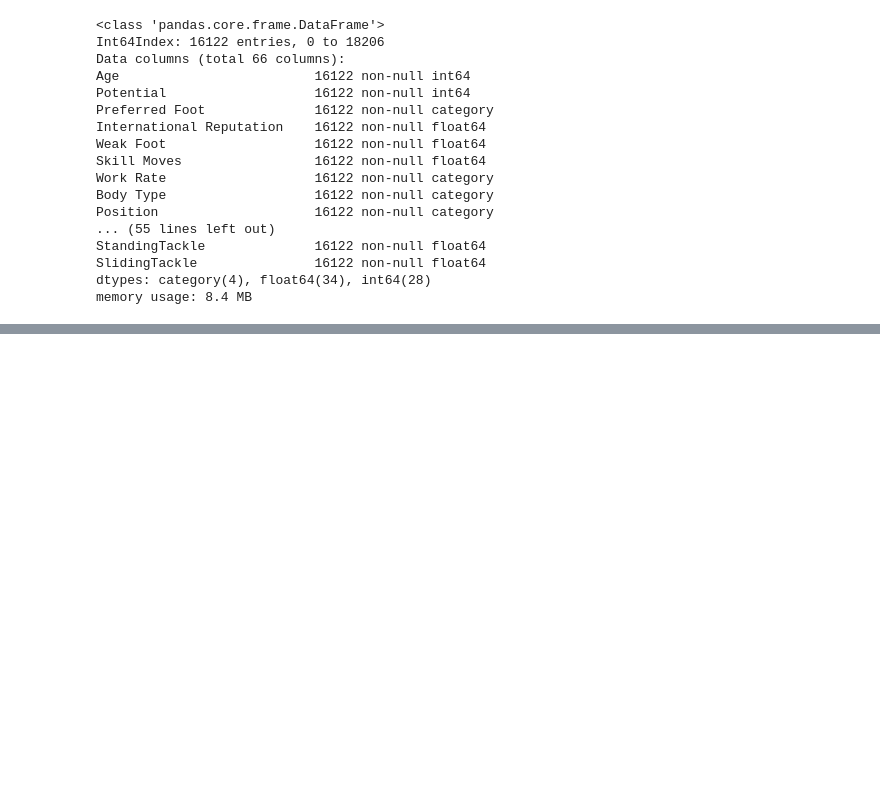
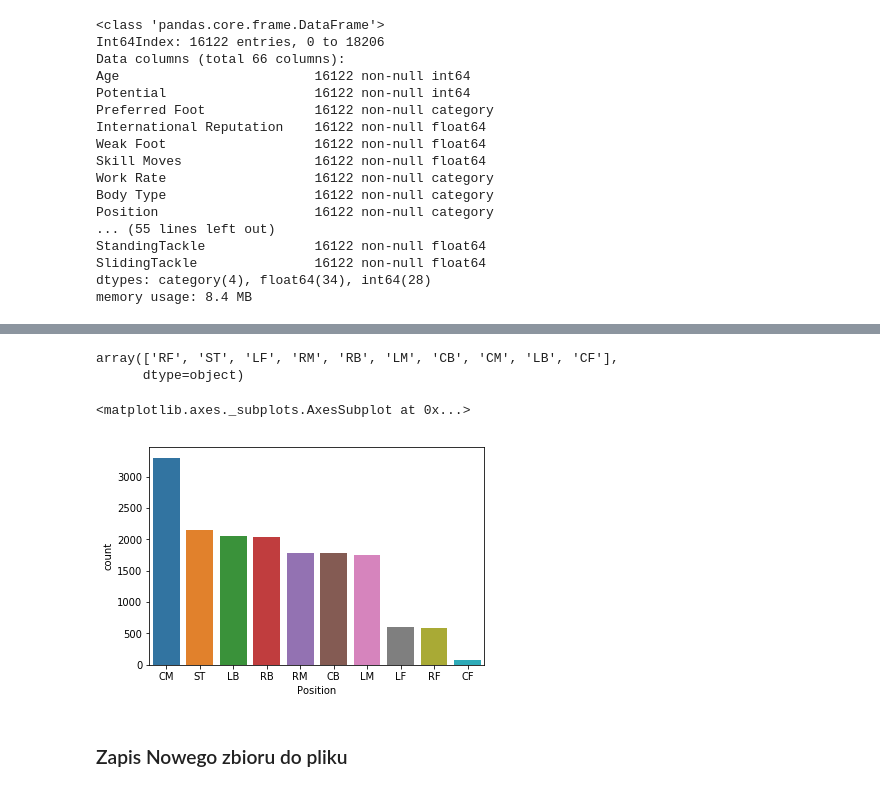
Before and after one commit to mikitachab/football-manager-ml-support, a Jupyter notebook: football-manager-intro-[PL].ipynb, the cells around one changed output, grey strips where cells are left out. Cells and saved outputs as stored; diff of their text form; code cells hidden in the pictures; blank space fills up the shorter version.

```diff
--- a/football-manager-intro-[PL].ipynb
+++ b/football-manager-intro-[PL].ipynb
@@ -329,0 +329,20 @@ memory usage: 8.4 MB
+# %%
+new_positions_map = {
+    'ST': ['ST'],
+    'CF': ['СF'],
+    'LF': ['LF', 'LS', 'LW'],
+    'RF': ['RF', 'RS', 'RW'],
+    'CM': ['CAM', 'CDM', 'CM'],
+    'LM': ['LAM', 'LDM', 'LM', 'LCM',],
+    'RM': ['RAM', 'RCM', 'RDM', 'RM'],
+    'CB': ['CB'],
+    'LB': ['LCB', 'LWB'],
+    'RB': ['RCB', 'RWB'],
+}
+
+def tranform_target_position(x):
+    if x in new_positions_map.keys():
+        return x
+    for key, positions in new_positions_map.items():
+        if x in positions:
+            return key
@@ -330,2 +360,19 @@ memory usage: 8.4 MB
+# %%
+fifa_data['Position'] = fifa_data['Position'].apply(tranform_target_position)
+# %%
+fifa_data['Position'].unique()
+# %% [output]
+array(['RF', 'ST', 'LF', 'RM', 'RB', 'LM', 'CB', 'CM', 'LB', 'CF'],
+      dtype=object)
+# %%
+fifa_data['Position'] = fifa_data['Position'].astype('category')
+# %%
+sns.countplot(fifa_data['Position'],
+              order=fifa_data['Position'].value_counts().index)
+# %% [output]
+<matplotlib.axes._subplots.AxesSubplot at 0x...>
+[figure, added]
+# %% [markdown]
+### Zapis Nowego zbioru do pliku
 # %%
 fifa_data.to_csv('new_data.csv', index=False)
```
Also changed, not shown: parts of 15 cells of this notebook, 2 other files.
